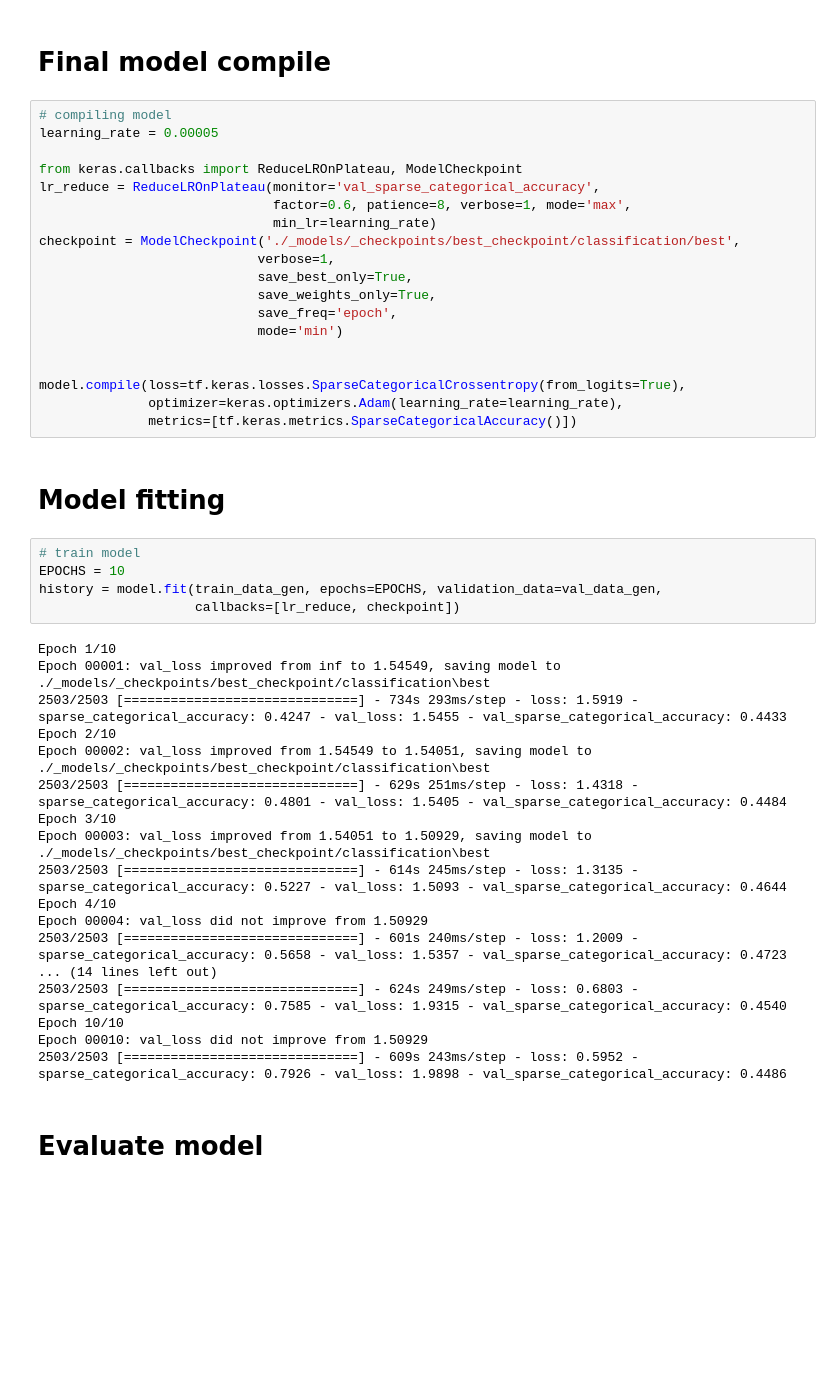
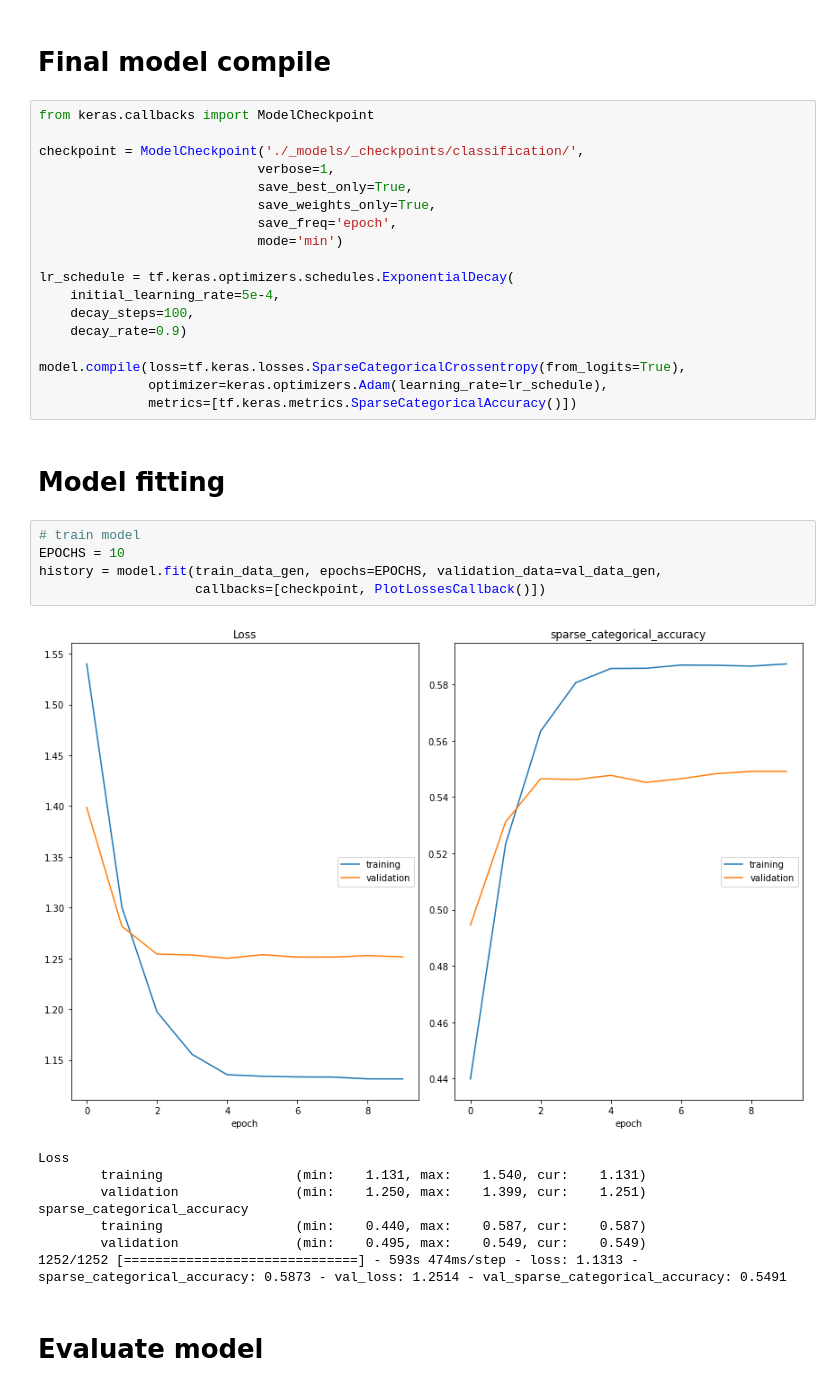
Before and after one commit to extnike/face_emotion_recognition, a Jupyter notebook: 1. VGGFace_finetuning.ipynb, the cells around one changed output. Cells and saved outputs as stored; diff of their text form; blank space fills up the shorter version.

Commit message:
correction of classification

```diff
--- a/1. VGGFace_finetuning.ipynb
+++ b/1. VGGFace_finetuning.ipynb
@@ -167,49 +182,39 @@ _________________________________________________________________
 # %% [markdown]
 # Final model compile
 # %%
-# compiling model
-learning_rate = 0.00005
+from keras.callbacks import ModelCheckpoint
 
-from keras.callbacks import ReduceLROnPlateau, ModelCheckpoint
-lr_reduce = ReduceLROnPlateau(monitor='val_sparse_categorical_accuracy',
-                              factor=0.6, patience=8, verbose=1, mode='max',
-                              min_lr=learning_rate)
-checkpoint = ModelCheckpoint('./_models/_checkpoints/best_checkpoint/classification/best',
+checkpoint = ModelCheckpoint('./_models/_checkpoints/classification/',
                             verbose=1,
                             save_best_only=True,
                             save_weights_only=True,
                             save_freq='epoch',
                             mode='min')
 
+lr_schedule = tf.keras.optimizers.schedules.ExponentialDecay(
+    initial_learning_rate=5e-4,
+    decay_steps=100,
+    decay_rate=0.9)
 
 model.compile(loss=tf.keras.losses.SparseCategoricalCrossentropy(from_logits=True),
-              optimizer=keras.optimizers.Adam(learning_rate=learning_rate),
+              optimizer=keras.optimizers.Adam(learning_rate=lr_schedule),
               metrics=[tf.keras.metrics.SparseCategoricalAccuracy()])
 # %% [markdown]
 # Model fitting
 # %%
 # train model
 EPOCHS = 10
 history = model.fit(train_data_gen, epochs=EPOCHS, validation_data=val_data_gen,
-                    callbacks=[lr_reduce, checkpoint])
+                    callbacks=[checkpoint, PlotLossesCallback()])
 # %% [output]
+[figure, added]
-Epoch 1/10
-Epoch 00001: val_loss improved from inf to 1.54549, saving model to ./_models/_checkpoints/best_checkpoint/classification\best
-2503/2503 [==============================] - 734s 293ms/step - loss: 1.5919 - sparse_categorical_accuracy: 0.4247 - val_loss: 1.5455 - val_sparse_categorical_accuracy: 0.4433
-Epoch 2/10
-Epoch 00002: val_loss improved from 1.54549 to 1.54051, saving model to ./_models/_checkpoints/best_checkpoint/classification\best
-2503/2503 [==============================] - 629s 251ms/step - loss: 1.4318 - sparse_categorical_accuracy: 0.4801 - val_loss: 1.5405 - val_sparse_categorical_accuracy: 0.4484
-Epoch 3/10
-Epoch 00003: val_loss improved from 1.54051 to 1.50929, saving model to ./_models/_checkpoints/best_checkpoint/classification\best
-2503/2503 [==============================] - 614s 245ms/step - loss: 1.3135 - sparse_categorical_accuracy: 0.5227 - val_loss: 1.5093 - val_sparse_categorical_accuracy: 0.4644
-Epoch 4/10
-Epoch 00004: val_loss did not improve from 1.50929
-2503/2503 [==============================] - 601s 240ms/step - loss: 1.2009 - sparse_categorical_accuracy: 0.5658 - val_loss: 1.5357 - val_sparse_categorical_accuracy: 0.4723
-... (14 lines left out)
-2503/2503 [==============================] - 624s 249ms/step - loss: 0.6803 - sparse_categorical_accuracy: 0.7585 - val_loss: 1.9315 - val_sparse_categorical_accuracy: 0.4540
-Epoch 10/10
-Epoch 00010: val_loss did not improve from 1.50929
-2503/2503 [==============================] - 609s 243ms/step - loss: 0.5952 - sparse_categorical_accuracy: 0.7926 - val_loss: 1.9898 - val_sparse_categorical_accuracy: 0.4486
+Loss
+        training                 (min:    1.131, max:    1.540, cur:    1.131)
+        validation               (min:    1.250, max:    1.399, cur:    1.251)
+sparse_categorical_accuracy
+        training                 (min:    0.440, max:    0.587, cur:    0.587)
+        validation               (min:    0.495, max:    0.549, cur:    0.549)
+1252/1252 [==============================] - 593s 474ms/step - loss: 1.1313 - sparse_categorical_accuracy: 0.5873 - val_loss: 1.2514 - val_sparse_categorical_accuracy: 0.5491
 # %% [markdown]
 # Evaluate model
 # %%
```
Also changed, not shown: parts of 10 cells of this notebook, 6 other files.
